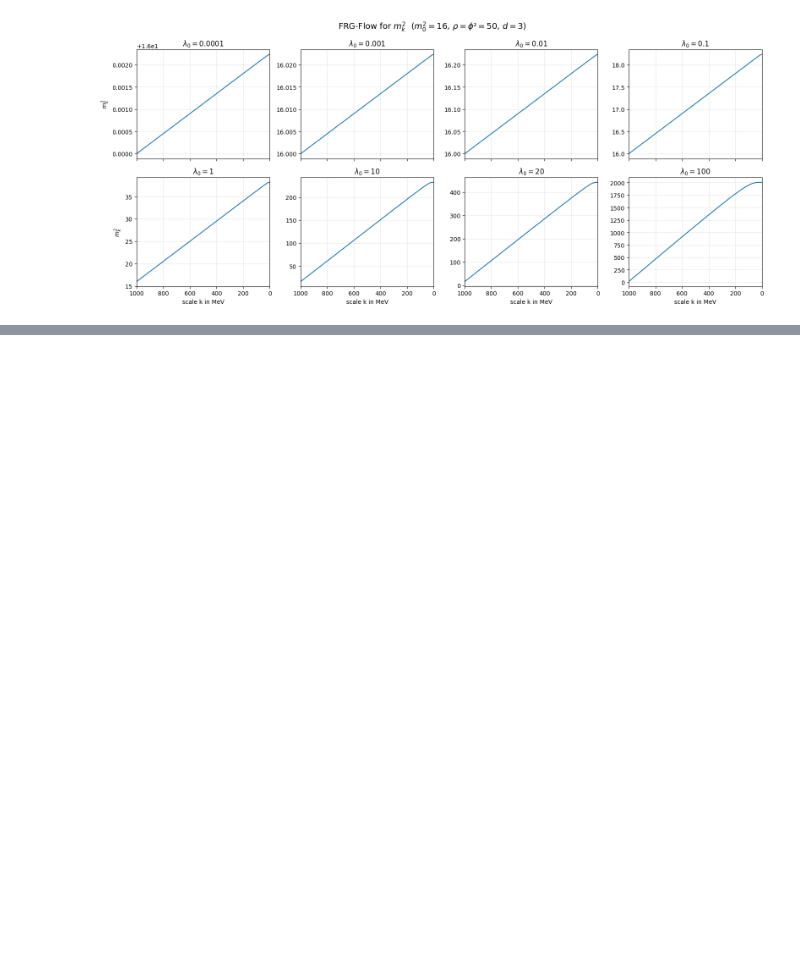
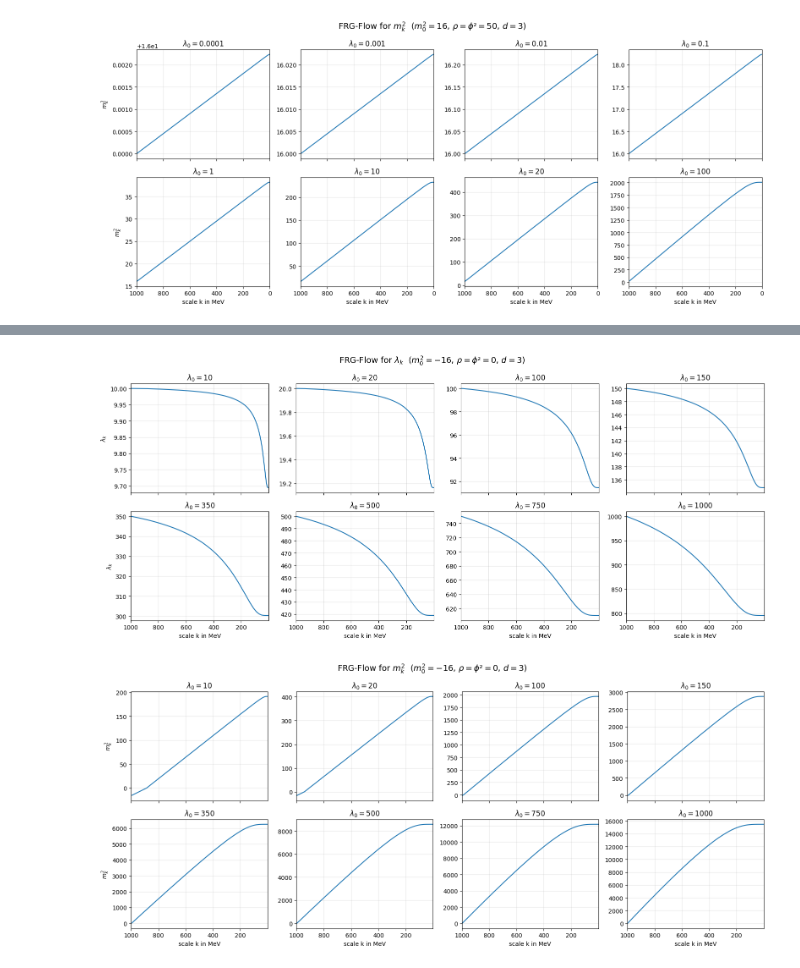
Before and after one commit to sMacks28/private, a Jupyter notebook: Uni/masterthesis/flow.ipynb, the cells around one changed output, grey strips where cells are left out. Drawn from its saved outputs; the diff is of its cells as text; code cells hidden in the pictures; blank space fills up the shorter version.

```diff
--- a/Uni/masterthesis/flow.ipynb
+++ b/Uni/masterthesis/flow.ipynb
@@ -146,0 +149,36 @@ plt.show()
+# %%
+solutions = {}
+for l0 in l0_list_new:
+    sol_new = solve_ivp(
+        flow2, (k0_neg, k_end_neg), [mq0_neg, l0],
+        t_eval=k_eval_new, method="LSODA",
+        rtol=1e-10, atol=1e-12,
+        args=(d, rho),
+    )
+    if not sol.success:
+        print(f"λ_0={l0}: {sol.message}")
+    solutions[l0] = sol_new
+# %%
+def tile_plot(component, ylabel, title):
+    fig, axes = plt.subplots(2, 4, figsize=(16, 7), sharex=True)
+    for ax, l0 in zip(axes.ravel(), l0_list_new):
+        sol_new = solutions[l0]
+        ax.plot(sol_new.t, sol_new.y[component], color="C0")
+        ax.set_xlim(k0_neg, k_end_neg)            # UV (k groß) links, IR (k=0) rechts
+        ax.set_title(fr"$\lambda_0 = {l0}$")
+        ax.grid(alpha=0.3)
+
+    for ax in axes[:, 0]:
+        ax.set_ylabel(ylabel)
+    for ax in axes[-1, :]:
+        ax.set_xlabel("scale k in MeV")
+
+    fig.suptitle(title + fr"  ($m^2_0={mq0_neg:g}$, $\rho=\phi²={rho0:g}$, $d={d:g}$)", fontsize=14)
+    fig.tight_layout()
+    return fig
+
+tile_plot(1, r"$\lambda_k$", r"FRG-Flow for $\lambda_k$").savefig(os.path.join(output_dir, "lambda_flow_mqneg.pdf"), bbox_inches="tight")
+tile_plot(0, r"$m^2_k$", r"FRG-Flow for $m^2_k$").savefig(os.path.join(output_dir, "mq_flow_mqneg.pdf"), bbox_inches="tight")
+# %% [output]
+[figure, added]
+[figure, added]
```
Also changed, not shown: parts of 3 cells of this notebook, 4 other files.
